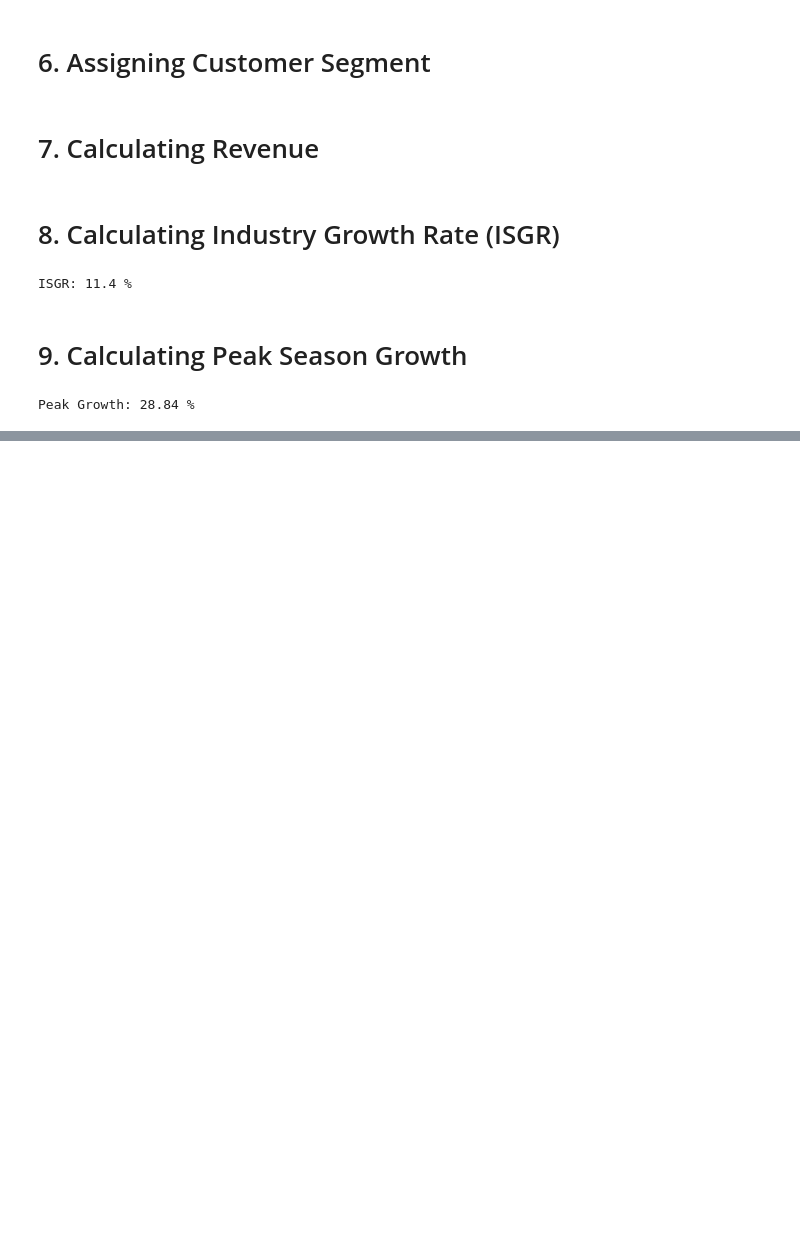
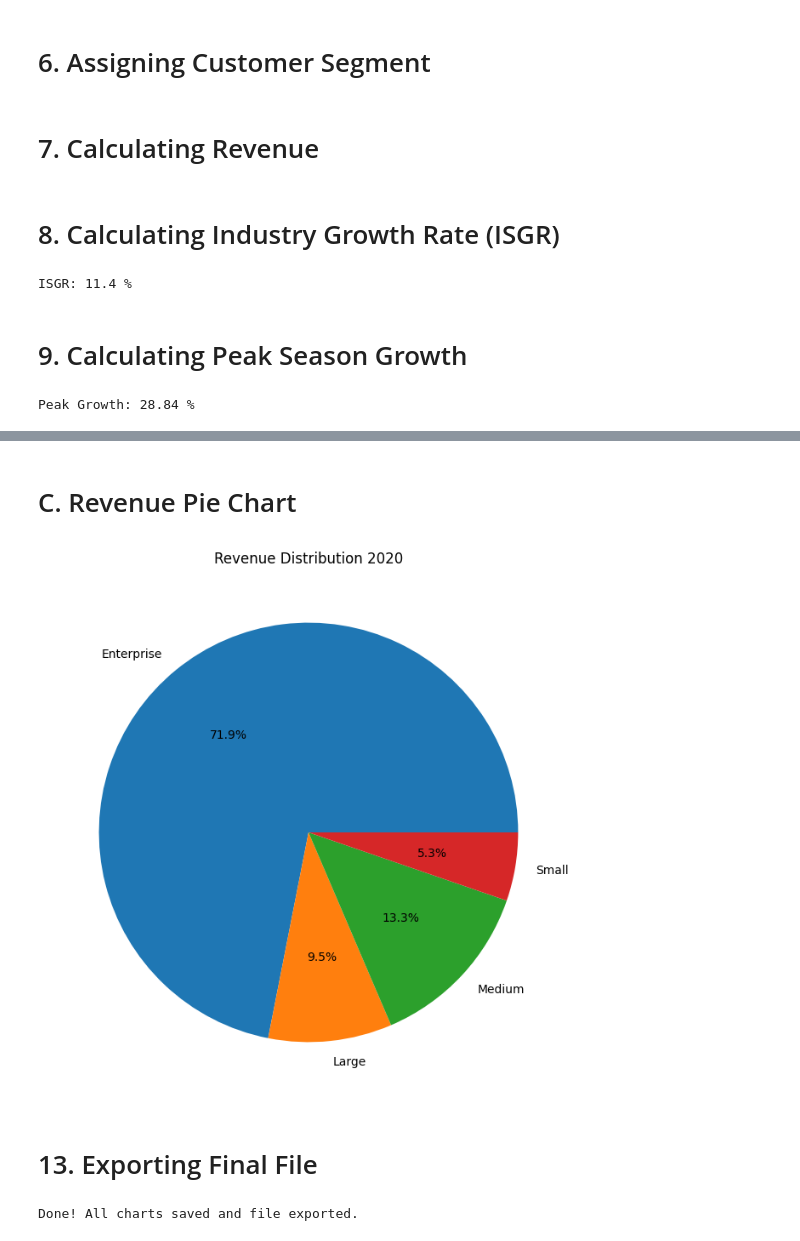
Before and after one commit to Ayman-Karovadiya-000590531/COMP-603-Final-Project, a Jupyter notebook: Group7_Project.ipynb, the cells around one changed output, grey strips where cells are left out. Cells and saved outputs as stored; diff of their text form; code cells hidden in the pictures; blank space fills up the shorter version.

```diff
--- a/Group7_Project.ipynb
+++ b/Group7_Project.ipynb
@@ -145,0 +228,23 @@ Peak Growth: 28.84 %
+# %% [markdown]
+# C. Revenue Pie Chart
+# %%
+rev_2020 = df[df[year_col] == 2020].groupby('Segment')['Revenue'].sum()
+
+plt.figure(figsize=(8, 8))
+plt.pie(rev_2020, labels=rev_2020.index, autopct='%1.1f%%')
+
+plt.title('Revenue Distribution 2020')
+
+plt.savefig('revenue_impact.png')  # Save
+plt.show()                         # Show
+plt.close()
+# %% [output]
+[figure, added]
+# %% [markdown]
+# 13. Exporting Final File
+# %%
+final_df.to_csv('COVID_Executive_Analysis.csv', index=False)
+
+print("Done! All charts saved and file exported.")
+# %% [output]
+Done! All charts saved and file exported.
```
Also changed, not shown: parts of 9 cells of this notebook, 4 other files.
